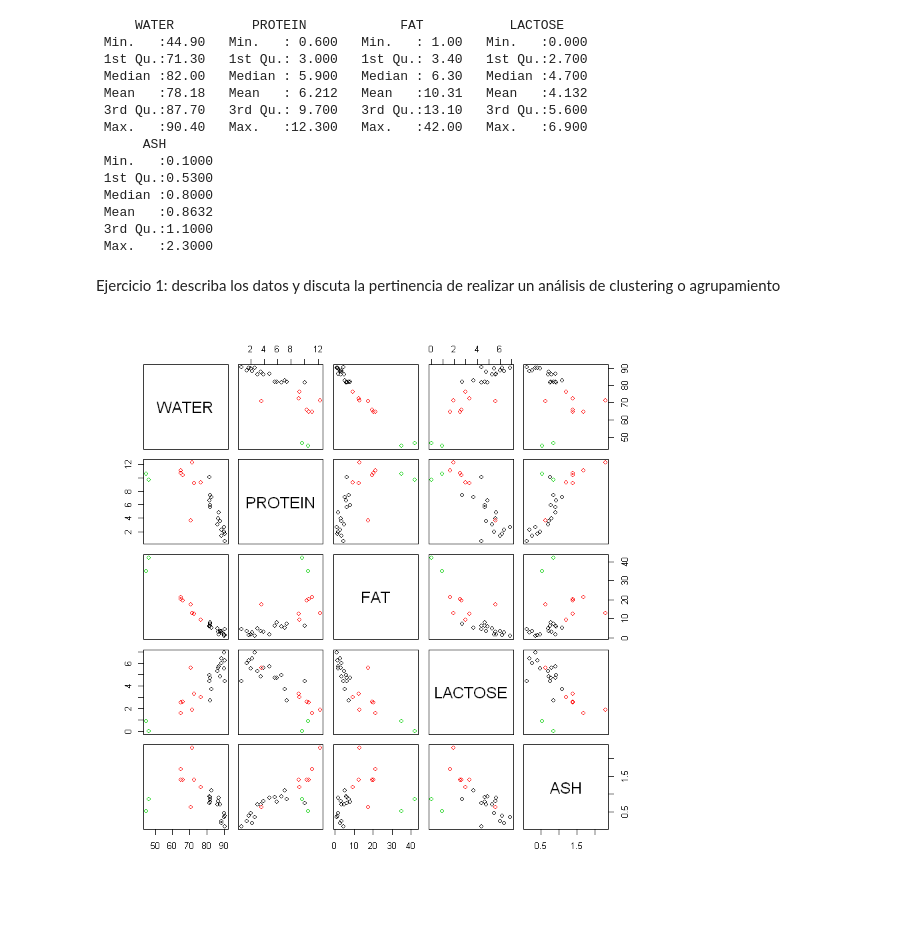
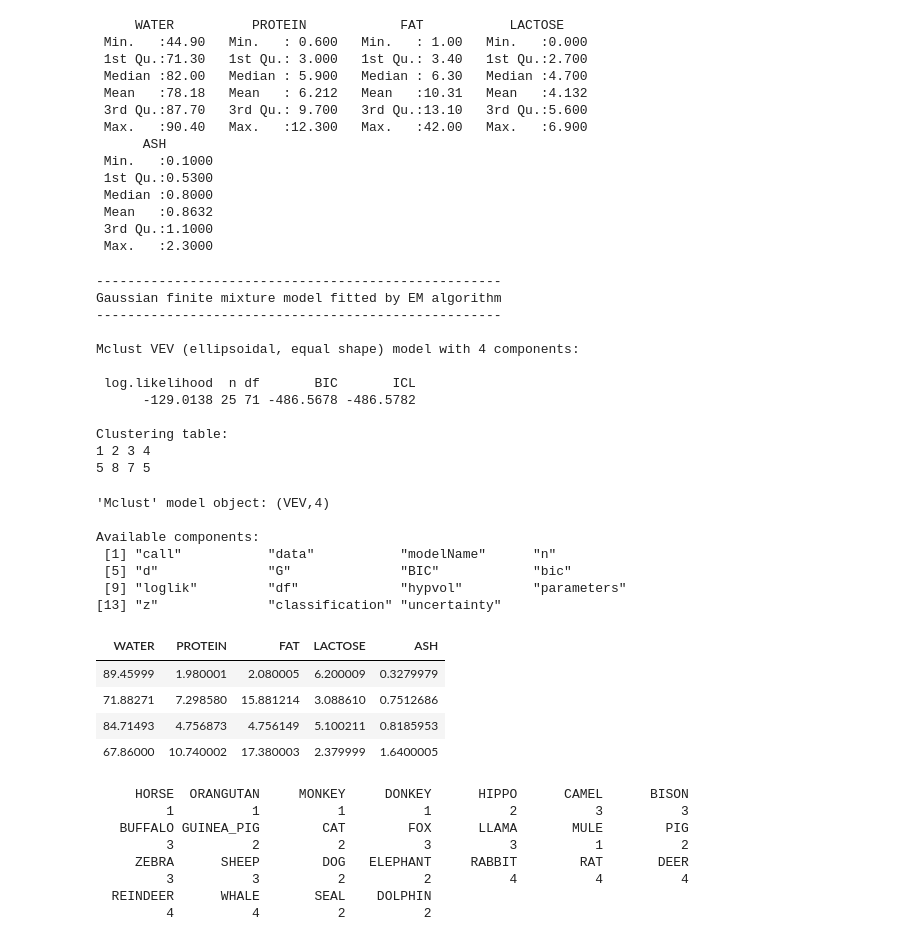
Before and after one commit to escheihi/IA, a Jupyter notebook: Clustering_Notebook2.ipynb, the cells around one changed output. Cells and saved outputs as stored; diff of their text form; code cells hidden in the pictures; blank space fills up the shorter version.

```diff
--- a/Clustering_Notebook2.ipynb
+++ b/Clustering_Notebook2.ipynb
@@ -24,14 +24,46 @@ summary(datos)
  Mean   :0.8632
  3rd Qu.:1.1000
  Max.   :2.3000
-# %% [markdown]
-Ejercicio 1: describa los datos y discuta la pertinencia de realizar un análisis de clustering o agrupamiento
-# %%
-#ingresar valor de k0
-k0=3
-cl<-kmeans(datos,k0,iter.max=1000,nstart=10)
-#grafica los datos coloreados con el grupo asignado en planos de pares de variables
-pairs(datos,col=cl$cluster)
-# %% [output]
-[figure, removed]
+# %%
+clus <-Mclust(datos, G=4)
+summary(clus)
+clus
+
+cl <- clus$classification
+centers <- t(clus$parameters$mean)
+centers
+cl
+# %% [output]
+----------------------------------------------------
+Gaussian finite mixture model fitted by EM algorithm
+----------------------------------------------------
+
+Mclust VEV (ellipsoidal, equal shape) model with 4 components:
+
+ log.likelihood  n df       BIC       ICL
+      -129.0138 25 71 -486.5678 -486.5782
+
+Clustering table:
+1 2 3 4
+5 8 7 5
+'Mclust' model object: (VEV,4)
+
+Available components:
+ [1] "call"           "data"           "modelName"      "n"
+ [5] "d"              "G"              "BIC"            "bic"
+ [9] "loglik"         "df"             "hypvol"         "parameters"
+[13] "z"              "classification" "uncertainty"
+| WATER | PROTEIN | FAT | LACTOSE | ASH |
+| 89.45999 | 1.980001 | 2.080005 | 6.200009 | 0.3279979 |
+| 71.88271 | 7.298580 | 15.881214 | 3.088610 | 0.7512686 |
+| 84.71493 | 4.756873 | 4.756149 | 5.100211 | 0.8185953 |
+| 67.86000 | 10.740002 | 17.380003 | 2.379999 | 1.6400005 |
+     HORSE  ORANGUTAN     MONKEY     DONKEY      HIPPO      CAMEL      BISON
+         1          1          1          1          2          3          3
+   BUFFALO GUINEA_PIG        CAT        FOX      LLAMA       MULE        PIG
+         3          2          2          3          3          1          2
+     ZEBRA      SHEEP        DOG   ELEPHANT     RABBIT        RAT       DEER
+         3          3          2          2          4          4          4
+  REINDEER      WHALE       SEAL    DOLPHIN
+         4          4          2          2
 # %% [markdown]
```
Also changed, not shown: parts of 12 cells of this notebook.
